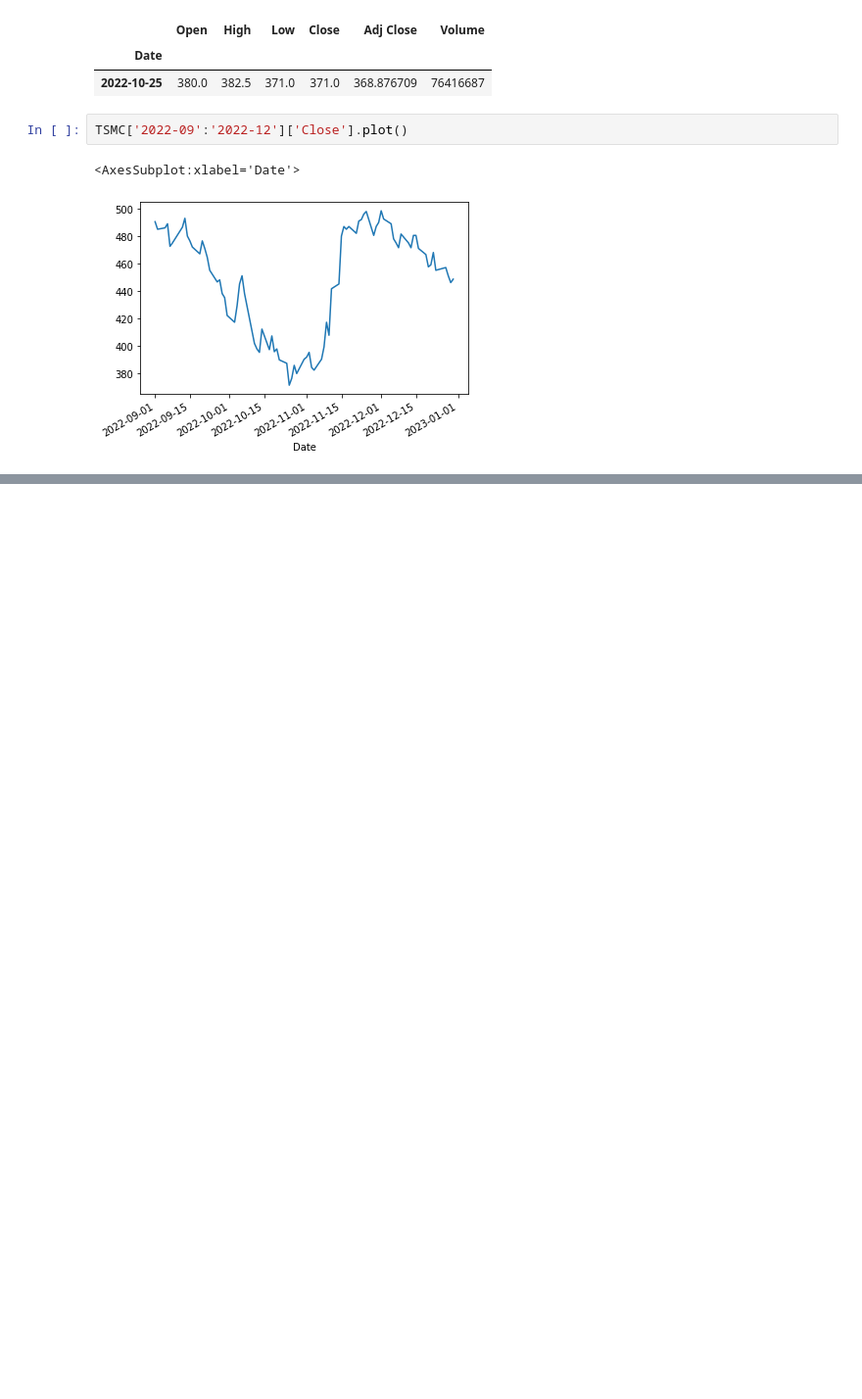
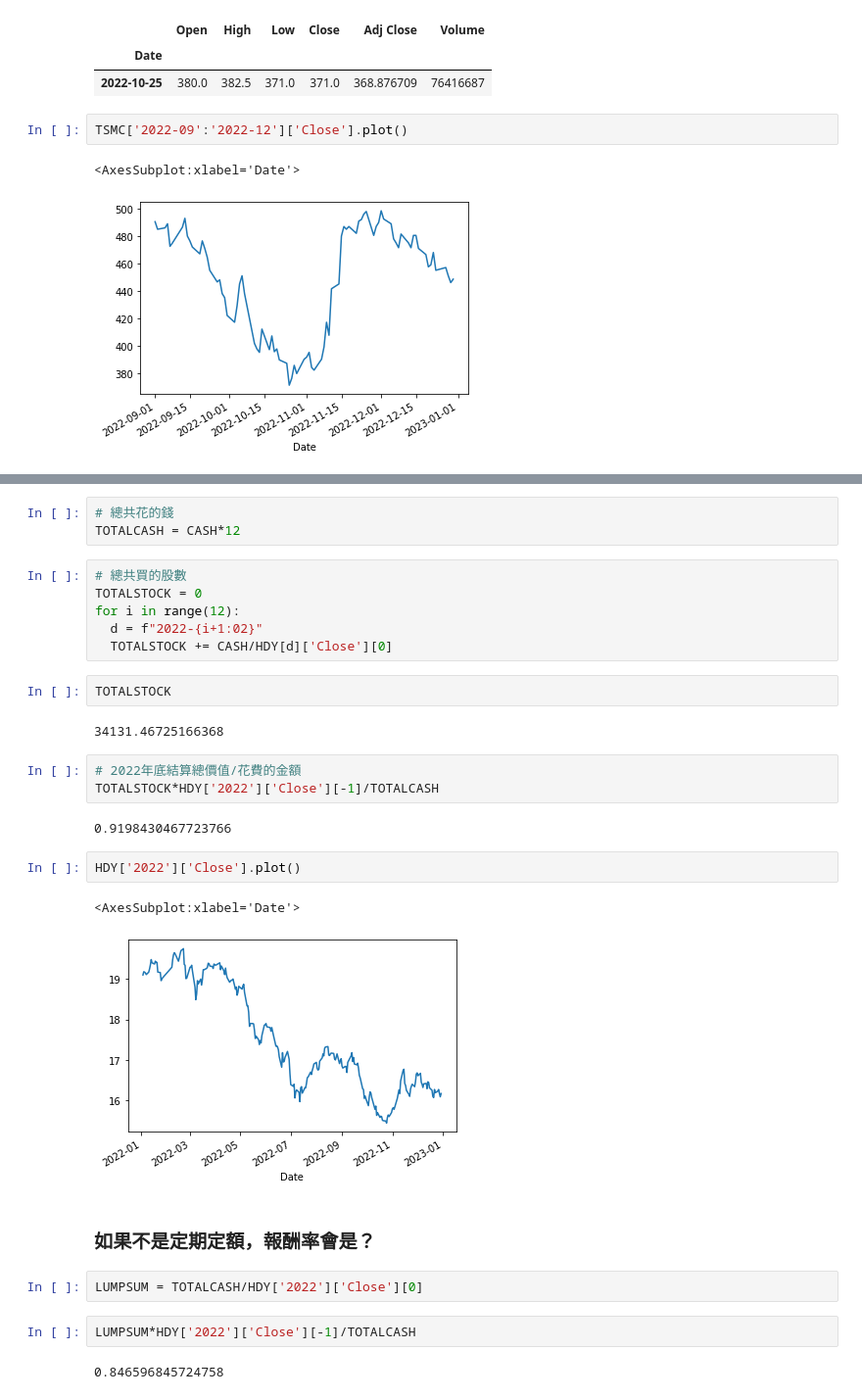
Before and after one commit to aprilrain731/20230210-python, a Jupyter notebook: 20230305.ipynb, the cells around one changed output, grey strips where cells are left out. Shown at 98% size. Saved outputs shown, nothing was run; the diff lists cells and outputs as text; blank space fills up the shorter version.

```diff
--- a/20230305.ipynb
+++ b/20230305.ipynb
@@ -423,0 +729,31 @@ TSMC['2022-09':'2022-12']['Close'].plot()
+# %%
+# 總共花的錢
+TOTALCASH = CASH*12
+# %%
+# 總共買的股數
+TOTALSTOCK = 0
+for i in range(12):
+  d = f"2022-{i+1:02}"
+  TOTALSTOCK += CASH/HDY[d]['Close'][0]
+# %%
+TOTALSTOCK
+# %% [output]
+34131.46725166368
+# %%
+# 2022年底結算總價值/花費的金額
+TOTALSTOCK*HDY['2022']['Close'][-1]/TOTALCASH
+# %% [output]
+0.9198430467723766
+# %%
+HDY['2022']['Close'].plot()
+# %% [output]
+<AxesSubplot:xlabel='Date'>
+[figure, added]
+# %% [markdown]
+### 如果不是定期定額，報酬率會是？
+# %%
+LUMPSUM = TOTALCASH/HDY['2022']['Close'][0]
+# %%
+LUMPSUM*HDY['2022']['Close'][-1]/TOTALCASH
+# %% [output]
+0.846596845724758
```
Also changed, not shown: parts of 41 cells of this notebook.
